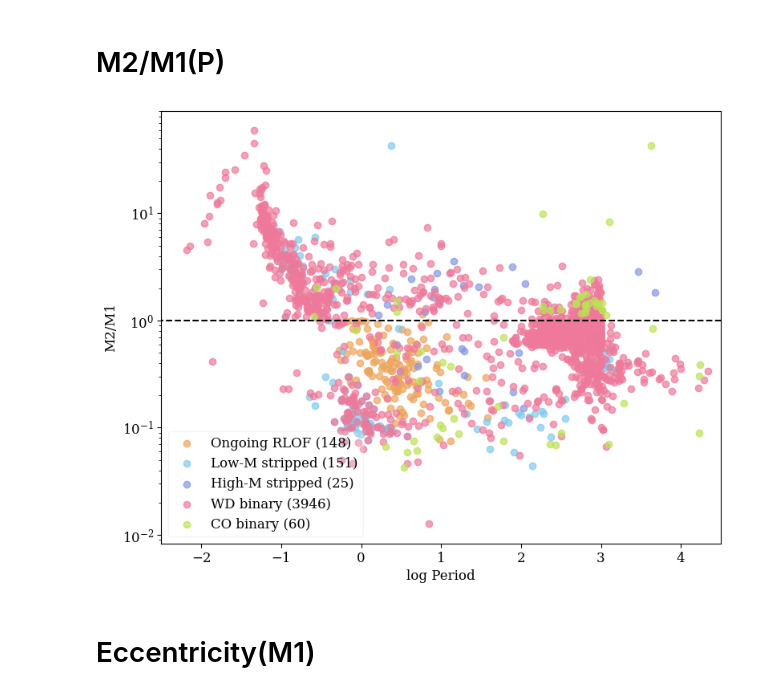
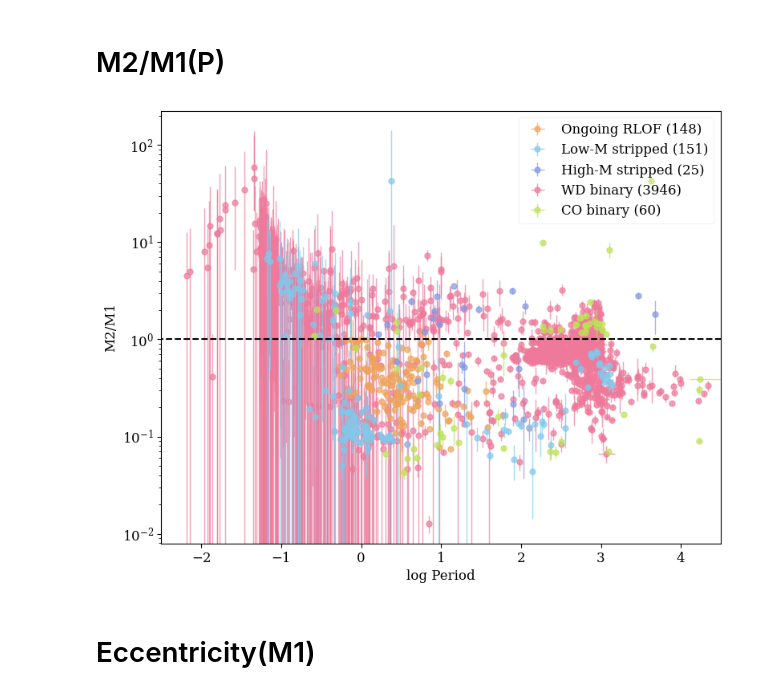
Before and after one commit to binary-observations/post_mt_catalog, a Jupyter notebook: code/data_analysis/inspect_correlations.ipynb, the cells around one changed output. Drawn from its saved outputs; the diff is of its cells as text; code cells hidden in the pictures.

```diff
--- a/code/data_analysis/inspect_correlations.ipynb
+++ b/code/data_analysis/inspect_correlations.ipynb
@@ -200,37 +200,72 @@ plt.show()
 # %%
 fig, ax = plt.subplots(figsize=(9, 7))
 
 plot_df = catalog_df.copy()
 
+# Keep only rows where ratios/logs are physical.
+plot_df = plot_df[(plot_df['Period'] > 0) & (plot_df['M1'] > 0) & (plot_df['M2'] > 0)].copy()
+
+# x errors in log10(Period): d(log10 P) = dP / (P ln 10)
+plot_df['period_err_minus'] = plot_df['Period_err_minus'].fillna(0)
+plot_df['period_err_plus'] = plot_df['Period_err_plus'].fillna(0)
+plot_df['period_err_minus_log'] = plot_df['period_err_minus'] / (plot_df['Period'] * np.log(10))
+plot_df['period_err_plus_log'] = plot_df['period_err_plus'] / (plot_df['Period'] * np.log(10))
+
+# y = q = M2/M1 with propagated asymmetric errors
+plot_df['M1_err_minus'] = plot_df['M1_err_minus'].fillna(0)
+plot_df['M1_err_plus'] = plot_df['M1_err_plus'].fillna(0)
+plot_df['M2_err_minus'] = plot_df['M2_err_minus'].fillna(0)
+plot_df['M2_err_plus'] = plot_df['M2_err_plus'].fillna(0)
+
+plot_df['q'] = plot_df['M2'] / plot_df['M1']
+plot_df['q_err_minus'] = plot_df['q'] * np.sqrt(
+    (plot_df['M2_err_minus'] / plot_df['M2'])**2 +
+    (plot_df['M1_err_minus'] / plot_df['M1'])**2
+)
+plot_df['q_err_plus'] = plot_df['q'] * np.sqrt(
+    (plot_df['M2_err_plus'] / plot_df['M2'])**2 +
+    (plot_df['M1_err_plus'] / plot_df['M1'])**2
+)
+
+# Keep q error bars physical for log-y plotting.
+plot_df.loc[plot_df['q_err_minus'] > plot_df['q'], 'q_err_minus'] = plot_df['q']
 
 # Loop over categories instead of individual system classes
 for category, systems in SYSTEM_CLASS_MAP.items():
+    zorder = 1
+    if category == 'WD binary':
+        zorder = 0
 
     # Combine all system classes in this category
     system_classes_in_category = list(systems.keys())
-    subset = plot_df[plot_df['system_class'].isin(system_classes_in_category)]
+    subset = plot_df[plot_df['system_class'].isin(system_classes_in_category)].copy()
 
     first_system_color = list(systems.values())[0]['color']
 
     ###### Actual plotting ######
     x = np.log10(subset['Period'])
-    y = subset['M2']/subset['M1']
+    y = subset['q']
     both_not_na = np.logical_and(x.notna(), y.notna())
-    # print('sum(both_not_na)', sum(both_not_na), 'len(x)', len(x))
-    ax.scatter(x[both_not_na], y[both_not_na],  #past donor over accretor
-                c=first_system_color, alpha=0.7,
-                label=f"{category} ({sum(both_not_na)})")
 
-plt.hlines(1, xmin = -3, xmax = 5, ls = '--', color='k')
+    ax.errorbar(
+        x[both_not_na], y[both_not_na],
+        xerr=[subset.loc[both_not_na, 'period_err_minus_log'], subset.loc[both_not_na, 'period_err_plus_log']],
+        yerr=[subset.loc[both_not_na, 'q_err_minus'], subset.loc[both_not_na, 'q_err_plus']],
+        fmt='o', ms=5, c=first_system_color, ecolor=first_system_color,
+        elinewidth=1, capsize=0, alpha=0.7, zorder=zorder,
+        label=f"{category} ({sum(both_not_na)})"
+    )
+
+plt.hlines(1, xmin=-3, xmax=5, ls='--', color='k')
 
 plt.xlabel('log Period')
 plt.ylabel('M2/M1')
 plt.yscale('log')
 plt.xlim(-2.5, 4.5)
-plt.legend(framealpha = 0.2, loc = 'lower left')
+plt.legend(framealpha=0.2)
 plt.show()
 # %% [output]
-[figure, old version]
+[figure, new version]
 # %% [markdown]
 # Eccentricity(M1)
 # %%
```
Also changed, not shown: 17 other files.
